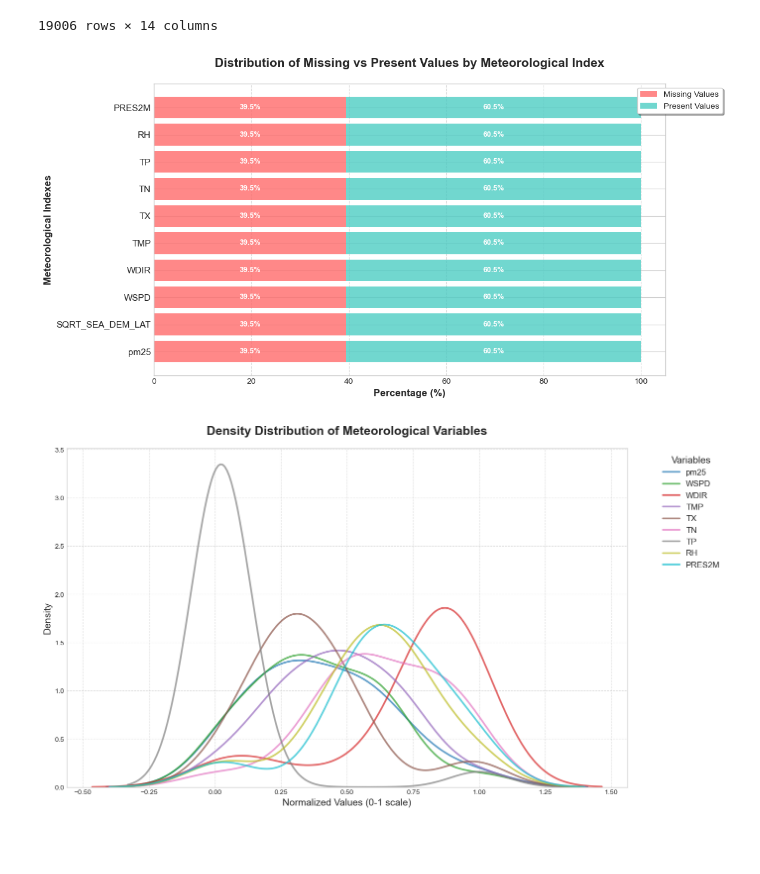
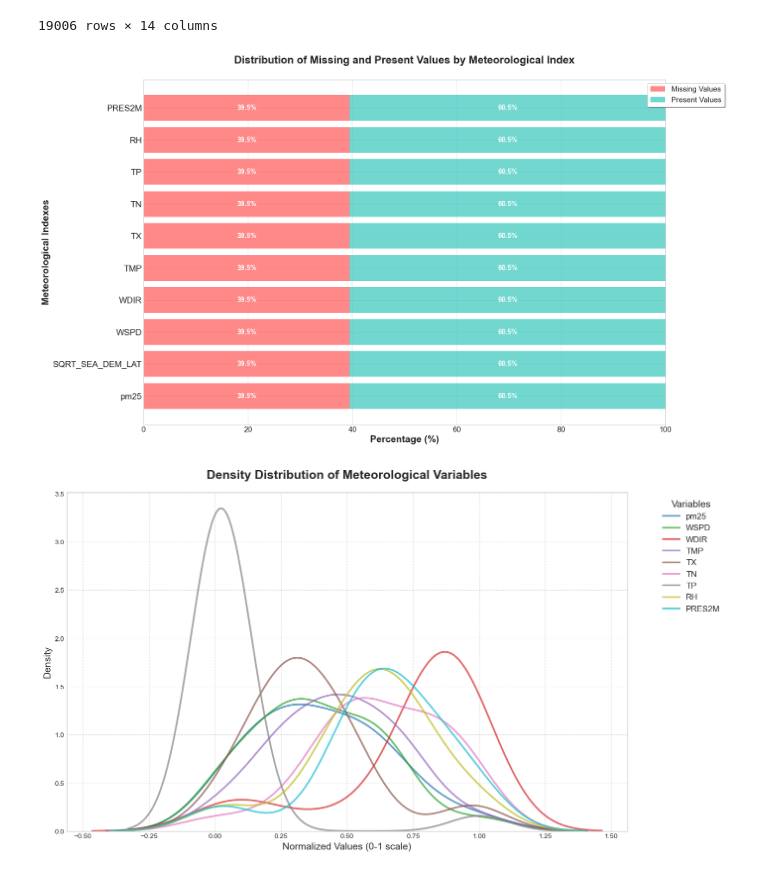
Before and after one commit to thebeo2004/INT3041E_AI_PM2.5-Concentration-Estimation, a Jupyter notebook: visualization/meteorological data visualization.ipynb, the cells around one changed output. Cells and saved outputs as stored; diff of their text form; code cells hidden in the pictures; blank space fills up the shorter version.

Commit message:
style: re-compile visualization for metorological & satellite-based data

```diff
--- a/visualization/meteorological data visualization.ipynb
+++ b/visualization/meteorological data visualization.ipynb
@@ -41,6 +41,9 @@ df
 | 11507 | 2021-12-31 | 300 | 36.250000 | 21.023532 | 105.853941 | 4.865087 | 1.505075 | 39.878662 | 16.792494 | 18.659998 | ... |
 19006 rows × 14 columns
 # %%
+import matplotlib.pyplot as plt
+import numpy as np
+
 # Chuẩn bị dữ liệu
 tmp_df = df.drop(['lon', 'lat', 'time', 'ID'], axis=1)
 total_rows = len(tmp_df)
@@ -48,57 +51,61 @@ missing_counts = tmp_df.isna().sum()
 missing_percent = (missing_counts / total_rows * 100).round(2)
 non_missing_percent = 100 - missing_percent
 
-# Tạo figure với kích thước lớn hơn
-plt.figure(figsize=(12, 6))
+# Số lượng chỉ số trên trục y
+num_indices = len(missing_percent)
+
+# Tính chiều cao của biểu đồ dựa trên số lượng chỉ số (1.2 là chiều cao mỗi thanh)
+fig_height = num_indices * 1.2
+plt.figure(figsize=(20, fig_height))  # Chiều rộng cố định là 20
 
 # Sắp xếp các chỉ số theo phần trăm giá trị missing
 sorted_indices = missing_percent.sort_values(ascending=True).index
 y_pos = np.arange(len(sorted_indices))
 
 # Vẽ các thanh ngang
 plt.barh(y_pos, missing_percent[sorted_indices], color='#FF6B6B', alpha=0.8,
-         label='Missing Values')
+         label='Missing Values', height=0.8)
 plt.barh(y_pos, non_missing_percent[sorted_indices], left=missing_percent[sorted_indices],
-         color='#4ECDC4', alpha=0.8, label='Present Values')
+         color='#4ECDC4', alpha=0.8, label='Present Values', height=0.8)
+
+# Đặt giới hạn trục x để đảm bảo độ dài thanh ngang đồng bộ
+plt.xlim(0, 100)
 
 # Định dạng trục y và labels
-plt.yticks(y_pos, sorted_indices, fontsize=11)
-plt.xticks(fontsize=10)
-plt.xlabel('Percentage (%)', fontsize=12, fontweight='bold')
-plt.ylabel('Meteorological Indexes', fontsize=12, fontweight='bold')
+plt.yticks(y_pos, sorted_indices, fontsize=16)
+plt.xticks(fontsize=14)
+plt.xlabel('Percentage (%)', fontsize=18, fontweight='bold')
+plt.ylabel('Meteorological Indexes', fontsize=18, fontweight='bold')
 
 # Tiêu đề với khoảng cách và định dạng
-plt.title('Distribution of Missing vs Present Values by Meteorological Index',
-          fontsize=15, fontweight='bold', pad=20)
+plt.title('Distribution of Missing and Present Values by Meteorological Index',
+          fontsize=20, fontweight='bold', pad=30)
 
 # Đặt legend phía trên bên phải, bên ngoài biểu đồ
 plt.legend(loc='upper right', bbox_to_anchor=(1.12, 1.0),
-           frameon=True, fancybox=True, shadow=True, fontsize=10)
+           frameon=True, fancybox=True, shadow=True, fontsize=14)
 
 # Thêm grid để dễ đọc
 plt.grid(axis='x', linestyle='--', alpha=0.7)
 
 # Thêm nhãn phần trăm với màu sắc tương phản
 for i, pos in enumerate(y_pos):
-    # Nhãn cho phần missing
-    if missing_percent[sorted_indices[i]] > 5:  # Chỉ hiển thị nhãn nếu thanh đủ rộng
+    if missing_percent[sorted_indices[i]] > 5:
         plt.text(missing_percent[sorted_indices[i]]/2, pos,
                 f'{missing_percent[sorted_indices[i]]:.1f}%',
-                ha='center', va='center', color='white', fontweight='bold', fontsize=9)
-
-    # Nhãn cho phần present
-    if non_missing_percent[sorted_indices[i]] > 5:  # Chỉ hiển thị nhãn nếu thanh đủ rộng
+                ha='center', va='center', color='white', fontweight='bold', fontsize=13)
+    if non_missing_percent[sorted_indices[i]] > 5:
         plt.text(missing_percent[sorted_indices[i]] + non_missing_percent[sorted_indices[i]]/2, pos,
                 f'{non_missing_percent[sorted_indices[i]]:.1f}%',
-                ha='center', va='center', color='white', fontweight='bold', fontsize=9)
+                ha='center', va='center', color='white', fontweight='bold', fontsize=13)
 
-# Điều chỉnh layout để chừa không gian cho legend
+# Điều chỉnh layout để đồng bộ không gian
 plt.tight_layout()
-plt.subplots_adjust(right=0.88)  # Để có không gian cho legend
+plt.subplots_adjust(left=0.2, right=0.88, top=0.85, bottom=0.1)  # Đồng bộ các lề
 
 plt.show()
 # %% [output]
-[figure, old version]
+[figure, new version]
 # %%
 from sklearn.preprocessing import MinMaxScaler
 
```
Also changed, not shown: 1 other file.
